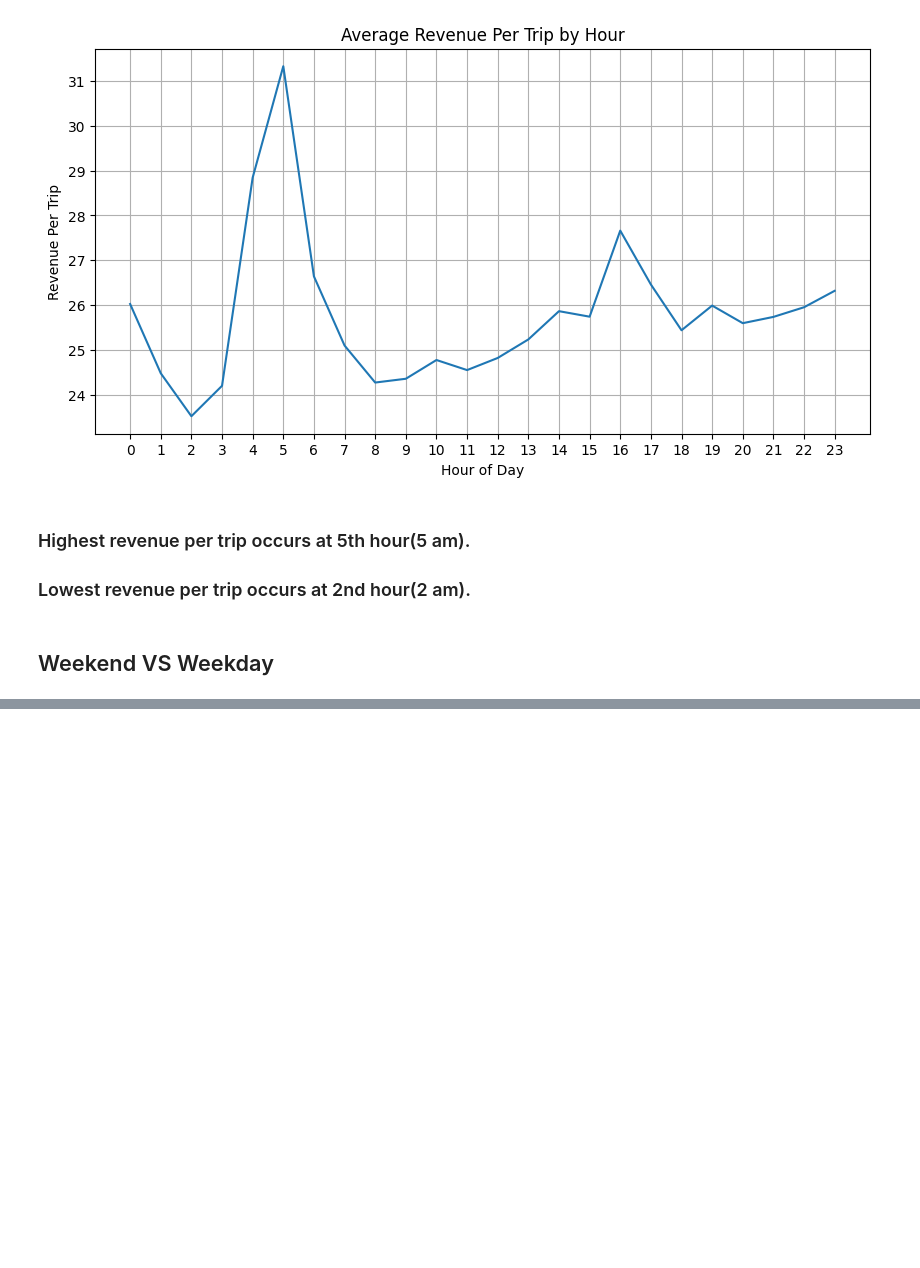
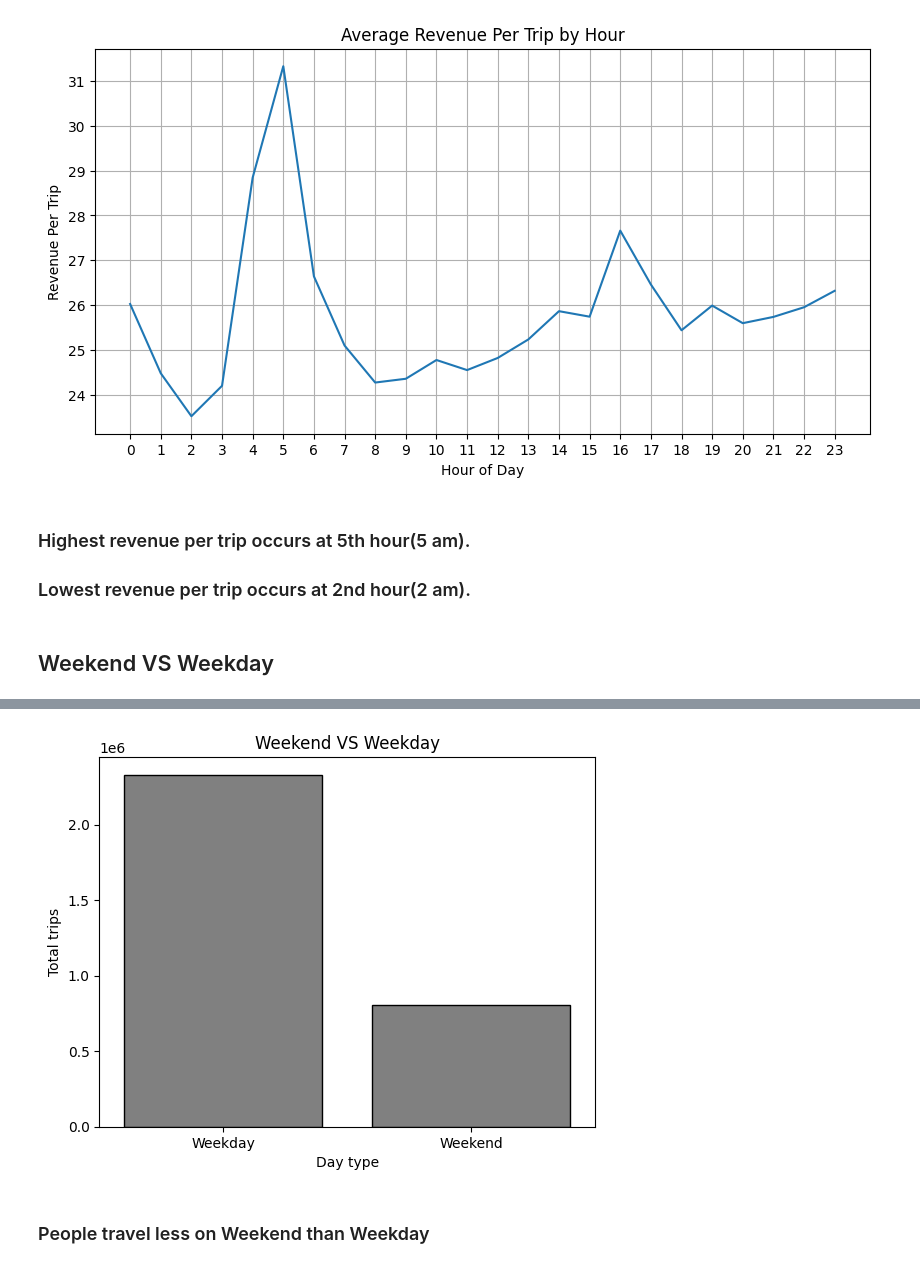
Before and after one commit to prerit0/ride-sharing-demand-intelligence, a Jupyter notebook: Notebooks/02_eda_analysis_using_SQL_&_Python.ipynb, the cells around one changed output, grey strips where cells are left out. Cells and saved outputs as stored; diff of their text form; code cells hidden in the pictures; blank space fills up the shorter version.

```diff
--- a/Notebooks/02_eda_analysis_using_SQL_&_Python.ipynb
+++ b/Notebooks/02_eda_analysis_using_SQL_&_Python.ipynb
@@ -151,0 +153,11 @@ weekend_df
+# %%
+plt.Figure(figsize=(6,4))
+sns.barplot(x="day_type", y="total_trips", data=weekend_df, color="grey", edgecolor="black")
+plt.xlabel("Day type")
+plt.ylabel("Total trips")
+plt.title("Weekend VS Weekday")
+plt.show()
+# %% [output]
+[figure, added]
+# %% [markdown]
+### People travel less on Weekend than Weekday
```
Also changed, not shown: parts of 1 cell of this notebook, 1 other file.
